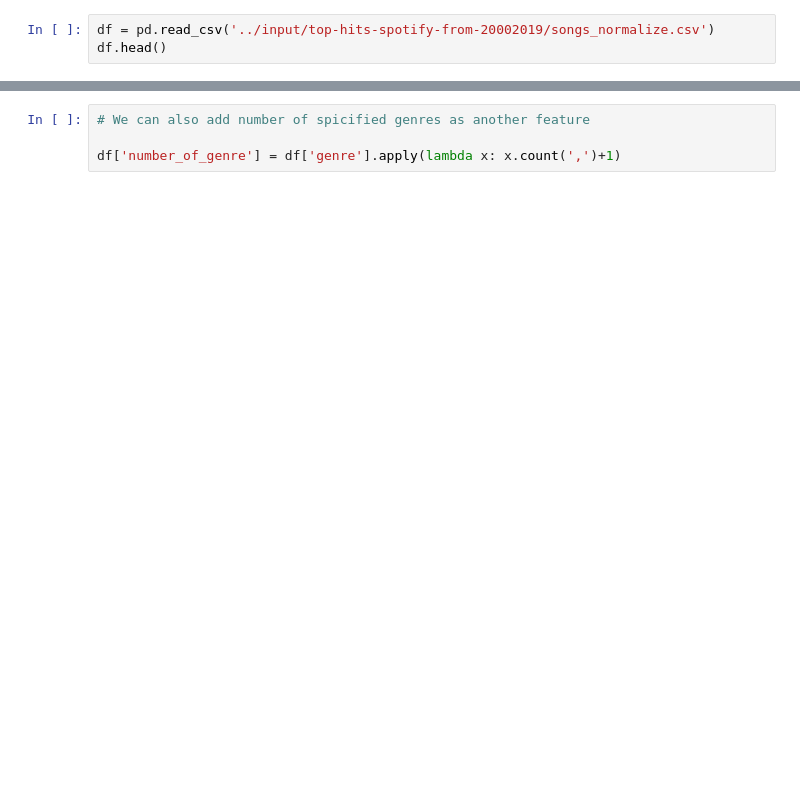
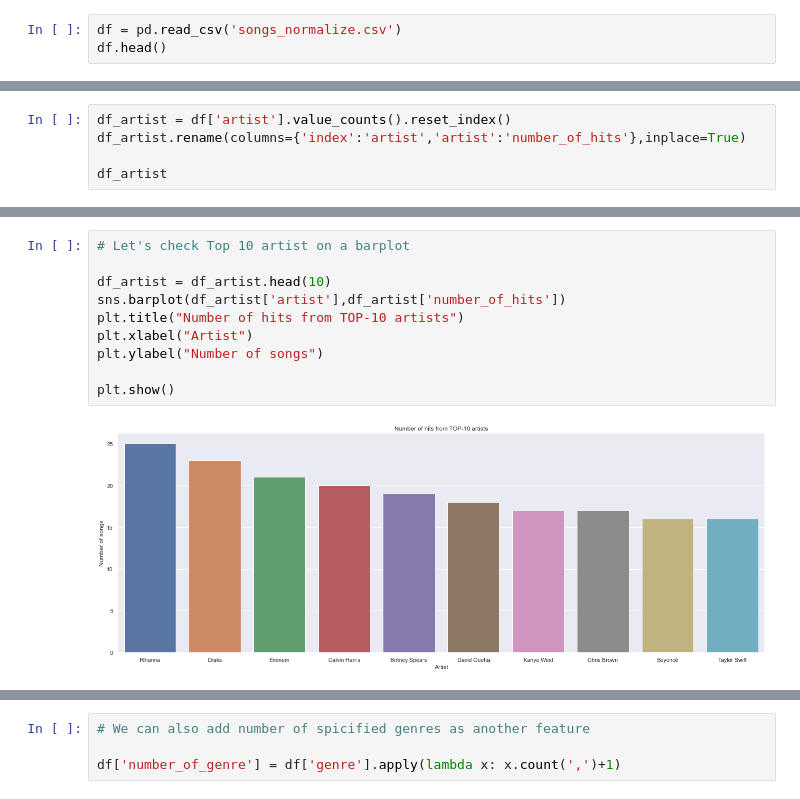
Before and after one commit to maciekfraczek/top-hits-spotify, a Jupyter notebook: can-we-predict-a-music-hit.ipynb, the cells around one changed output, grey strips where cells are left out. Saved outputs shown, nothing was run; the diff lists cells and outputs as text; blank space fills up the shorter version.

```diff
--- a/can-we-predict-a-music-hit.ipynb
+++ b/can-we-predict-a-music-hit.ipynb
@@ -13,5 +16,5 @@ from sklearn.metrics import r2_score, mean_squared_error
 #it's good idea to set bigger plot size at a beging
 sns.set(rc = {'figure.figsize':(23,8)})
 # %%
-df = pd.read_csv('../input/top-hits-spotify-from-20002019/songs_normalize.csv')
+df = pd.read_csv('songs_normalize.csv')
 df.head()
@@ -29,0 +86,5 @@ df['genre'].value_counts().head(20)
+# %%
+df_artist = df['artist'].value_counts().reset_index()
+df_artist.rename(columns={'index':'artist','artist':'number_of_hits'},inplace=True)
+
+df_artist
@@ -29,0 +112,12 @@ df['genre'].value_counts().head(20)
+# %%
+# Let's check Top 10 artist on a barplot
+
+df_artist = df_artist.head(10)
+sns.barplot(df_artist['artist'],df_artist['number_of_hits'])
+plt.title("Number of hits from TOP-10 artists")
+plt.xlabel("Artist")
+plt.ylabel("Number of songs")
+
+plt.show()
+# %% [output]
+[figure, added]
```
Also changed, not shown: parts of 40 cells of this notebook.
